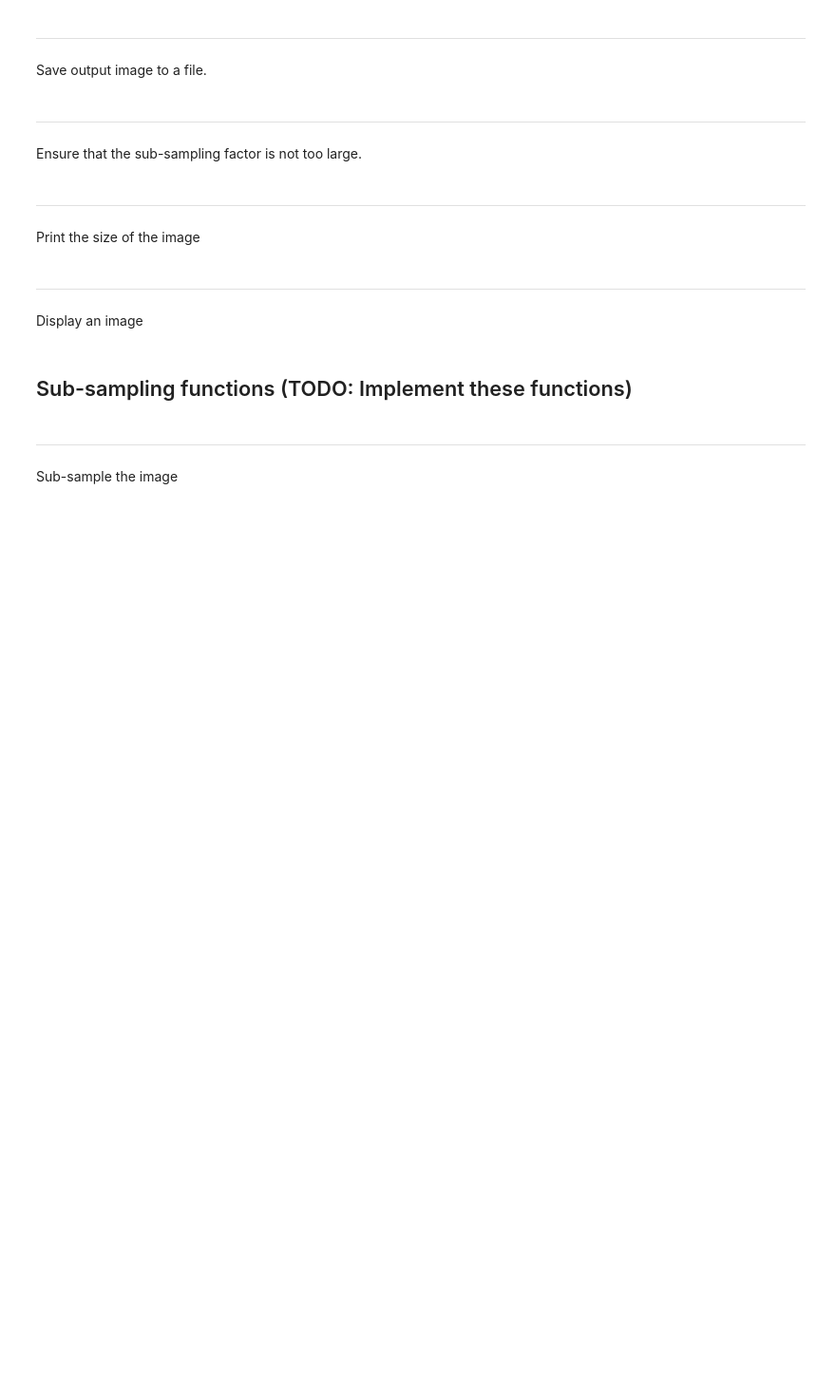
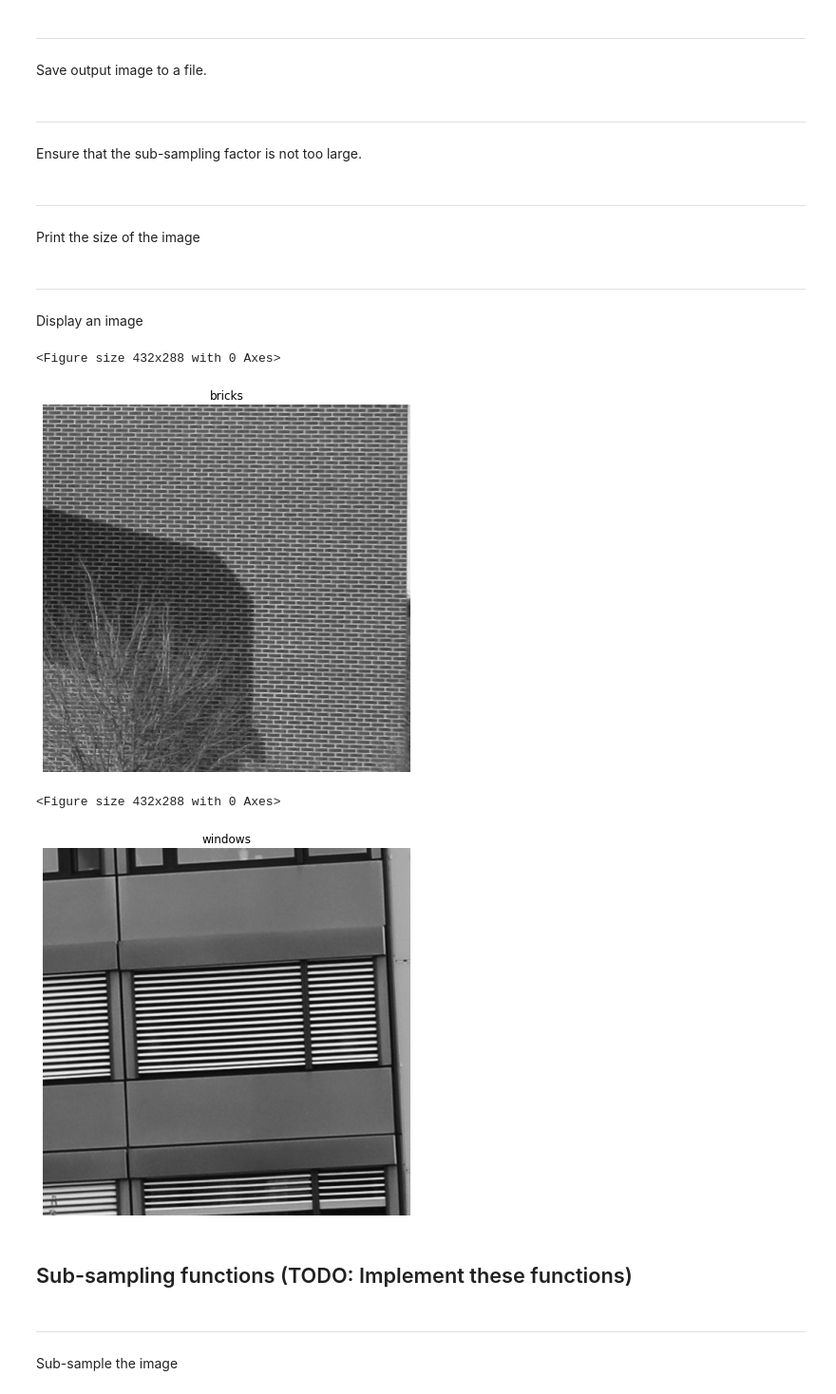
Before and after one commit to Sp0och/exercise1, a Jupyter notebook: part1/1_sample.ipynb, the cells around one changed output. Shown at 95% size. Saved outputs shown, nothing was run; the diff lists cells and outputs as text; code cells hidden in the pictures; blank space fills up the shorter version.

```diff
--- a/part1/1_sample.ipynb
+++ b/part1/1_sample.ipynb
@@ -20,6 +20,11 @@ def read_input_image(input_file_name):
 
     # Set the flag argument to 0 so that the output has only one channel.
     return cv2.imread(input_file_name, 0).astype('float')
+# %%
+path1 = r'/Users/lfierz/studium/master/1/iacv/exercise1/images/bricks.jpg'
+bricks = read_input_image(path1)
+path2 = r'/Users/lfierz/studium/master/1/iacv/exercise1/images/window.jpg'
+windows = read_input_image(path2)
 # %% [markdown]
 ---
 
@@ -89,6 +94,14 @@ def display_image(image,title):
     plt.axis('off')
     plt.title(title)
     plt.show()
+# %%
+display_image(bricks,"bricks")
+display_image(windows,"windows")
+# %% [output]
+<Figure size 432x288 with 0 Axes>
+[figure, added]
+<Figure size 432x288 with 0 Axes>
+[figure, added]
 # %% [markdown]
 ## Sub-sampling functions (TODO: Implement these functions)
 # %% [markdown]
```
Also changed, not shown: parts of 4 cells of this notebook, 1 other file.
